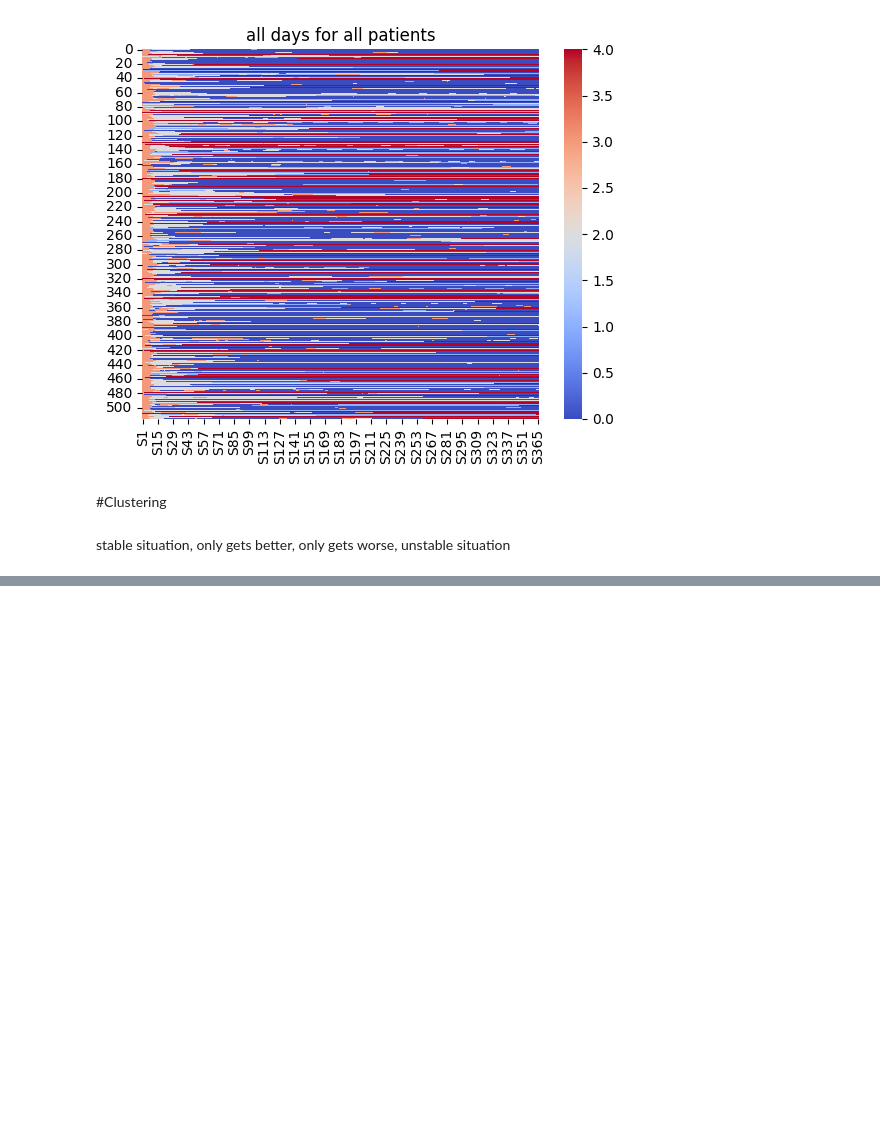
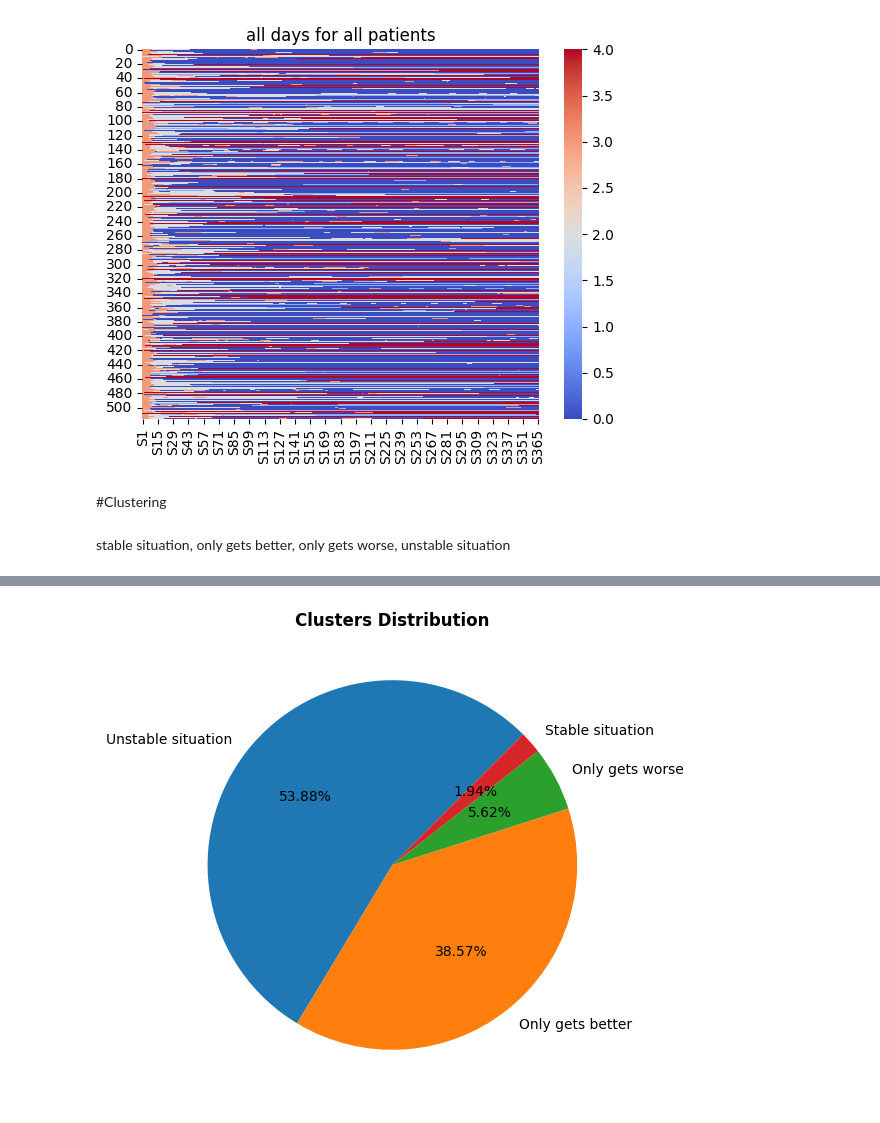
Before and after one commit to SaraGhR/hip-fracture-care-episodes, a Jupyter notebook: hip_fracture_analyzing_clustering.ipynb, the cells around one changed output, grey strips where cells are left out. Saved outputs shown, nothing was run; the diff lists cells and outputs as text; code cells hidden in the pictures; blank space fills up the shorter version.

```diff
--- a/hip_fracture_analyzing_clustering.ipynb
+++ b/hip_fracture_analyzing_clustering.ipynb
@@ -55,3 +55,29 @@ plt.show()
 #Clustering
 # %% [markdown]
 stable situation, only gets better, only gets worse, unstable situation
+# %%
+def classify_patient(row):
+    values = row.values
+    start, end = values[0], values[-1]
+    diffs = np.diff(values)
+
+    num_changes = np.sum(diffs != 0)
+    ever_worse = np.any(diffs > 0)   # goes worse
+    ever_better = np.any(diffs < 0)  # gets better
+
+    # --- rules ---
+    if num_changes == 0:
+        return "Stable situation"
+    elif (not ever_worse) and (end <= start):
+        return "Only gets better"
+    elif (not ever_better) and (end >= start):
+        return "Only gets worse"
+    else:
+        return "Unstable situation"
+
+# classification
+df["cluster"] = df.drop("ID", axis=1).apply(classify_patient, axis=1)
+
+# outcome
+print(df["cluster"].value_counts())
+df.head()
@@ -57,0 +98,13 @@ stable situation, only gets better, only gets worse, unstable situation
+# %%
+#Pie chart
+plt.figure(figsize=(6,6))
+plt.pie(
+    df["cluster"].value_counts(),
+    labels=df["cluster"].value_counts().index,
+    autopct='%1.2f%%',
+    startangle=45
+)
+plt.title("Clusters Distribution", fontweight='bold')
+plt.show()
+# %% [output]
+[figure, added]
```
Also changed, not shown: parts of 5 cells of this notebook.
